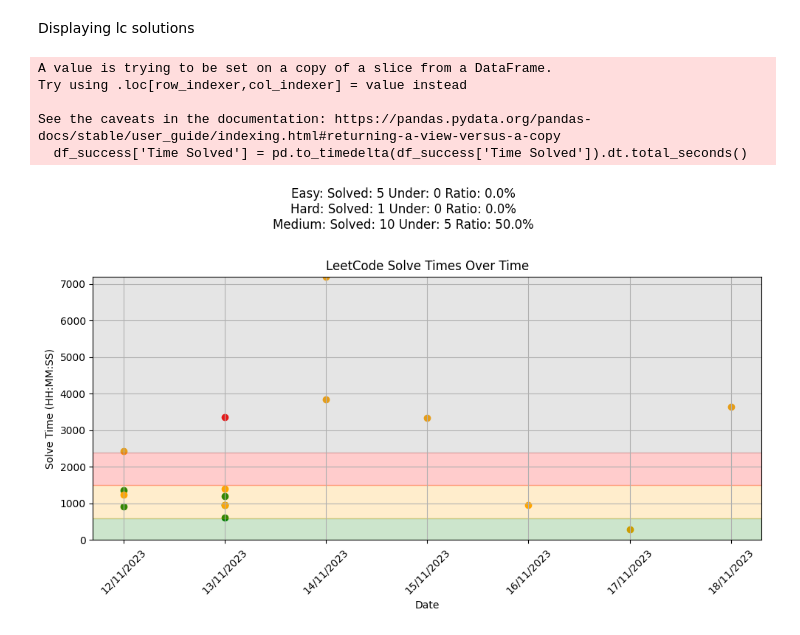
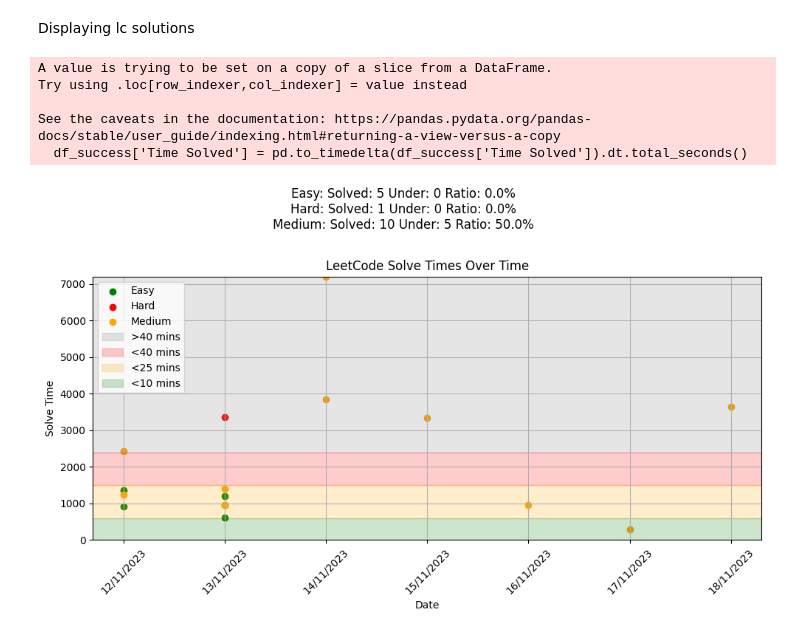
Before and after one commit to CrageJ/CompetitiveProgramming, a Jupyter notebook: meta/displayCsv.ipynb, the cells around one changed output. Saved outputs shown, nothing was run; the diff lists cells and outputs as text; code cells hidden in the pictures.

```diff
--- a/meta/displayCsv.ipynb
+++ b/meta/displayCsv.ipynb
@@ -25,6 +25,8 @@ target_times = {'Easy': pd.Timedelta(minutes=10).total_seconds(),
 # Define colors for each difficulty level
 color_dict = {'Easy': 'green', 'Medium': 'orange', 'Hard': 'red'}
 
+difficulty_dict = {'Easy': df_success['Easy'], 'Medium': df_success['Medium'], 'Hard': df_success['Hard']}
+
 # Define target times for each difficulty
 solve_count = {'Easy': 0,
                 'Medium': 0,
@@ -40,7 +42,7 @@ solve_under = {'Easy': 0,
 text = ""
 
 plt.figure(figsize=(10, 6))
-for difficulty, group in df_success.groupby('Difficulty'):
+for difficulty, group in difficulty_dict:
     plt.scatter(group['Date'], group['Time Solved'], marker='o', linestyle='-', color=color_dict[difficulty], label=difficulty)
     # Add horizontal lines for target times
     unfiltered_df = df_success[(df_success['Difficulty'] == difficulty)]
@@ -53,36 +55,41 @@ for difficulty, group in df_success.groupby('Difficulty'):
     text+= ("Solved: "+str(solve_count[difficulty])+" Under: "+str(solve_under[difficulty])+" Ratio: "+str((solve_under[difficulty]/solve_count[difficulty])*100)+"%\n")
     #secTime = target_times[difficulty].total_seconds()
 
-plt.axhspan(0,target_times['Easy'],color=color_dict['Easy'],alpha=0.2)
-plt.axhspan(target_times['Easy'],target_times['Medium'],color=color_dict['Medium'],alpha=0.2)
-plt.axhspan(target_times['Medium'],target_times['Hard'],color=color_dict['Hard'],alpha=0.2)
-plt.axhspan(target_times['Hard'],ymax=df_success['Time Solved'].max(),color='gray',alpha=0.2)
+
+
+plt.axhspan(target_times['Hard'],ymax=df_success['Time Solved'].max(),color='gray',alpha=0.2,label='>40 mins')
+plt.axhspan(target_times['Medium'],target_times['Hard'],color=color_dict['Hard'],alpha=0.2,label='<40 mins')
+plt.axhspan(target_times['Easy'],target_times['Medium'],color=color_dict['Medium'],alpha=0.2,label='<25 mins')
+plt.axhspan(0,target_times['Easy'],color=color_dict['Easy'],alpha=0.2,label='<10 mins')
+
+
 
 #plt.axhline(secTime, color=color_dict[difficulty], linestyle='--', linewidth=1)
 
 # Formatting the plot
 
 plt.title('LeetCode Solve Times Over Time')
 plt.suptitle(text)
 plt.xlabel('Date')
-plt.ylabel('Solve Time (HH:MM:SS)')
+plt.ylabel('Solve Time')
 plt.xticks(rotation=45)
 plt.grid(True)
 plt.tight_layout()
 ax = plt.gca()
+ax.legend(loc=2)
 ax.set_ylim([0, df_success['Time Solved'].max()])
 
 curr_img = plt.gcf()
 #save
 curr_img.savefig('leetcode_solutions.png')
 
 
 # Show plot
 plt.show()
 # %% [output]
 A value is trying to be set on a copy of a slice from a DataFrame.
 Try using .loc[row_indexer,col_indexer] = value instead
 
 See the caveats in the documentation: https://pandas.pydata.org/pandas-docs/stable/user_guide/indexing.html#returning-a-view-versus-a-copy
   df_success['Time Solved'] = pd.to_timedelta(df_success['Time Solved']).dt.total_seconds()
-[figure, old version]
+[figure, new version]
```
Also changed, not shown: 1 other file.
